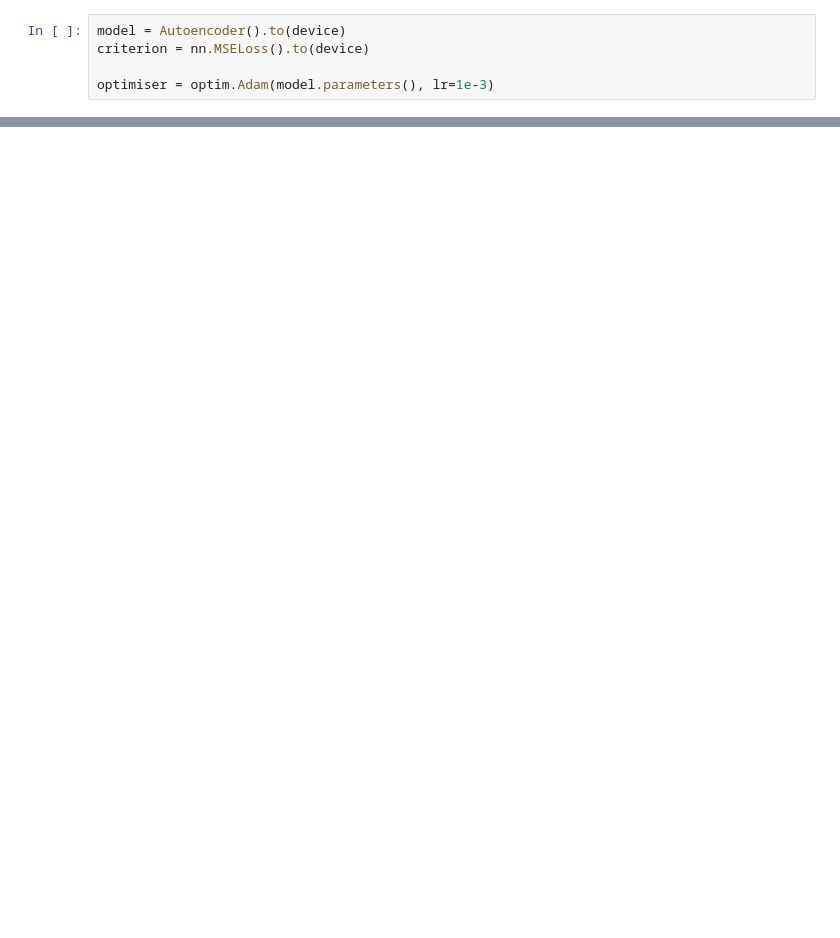
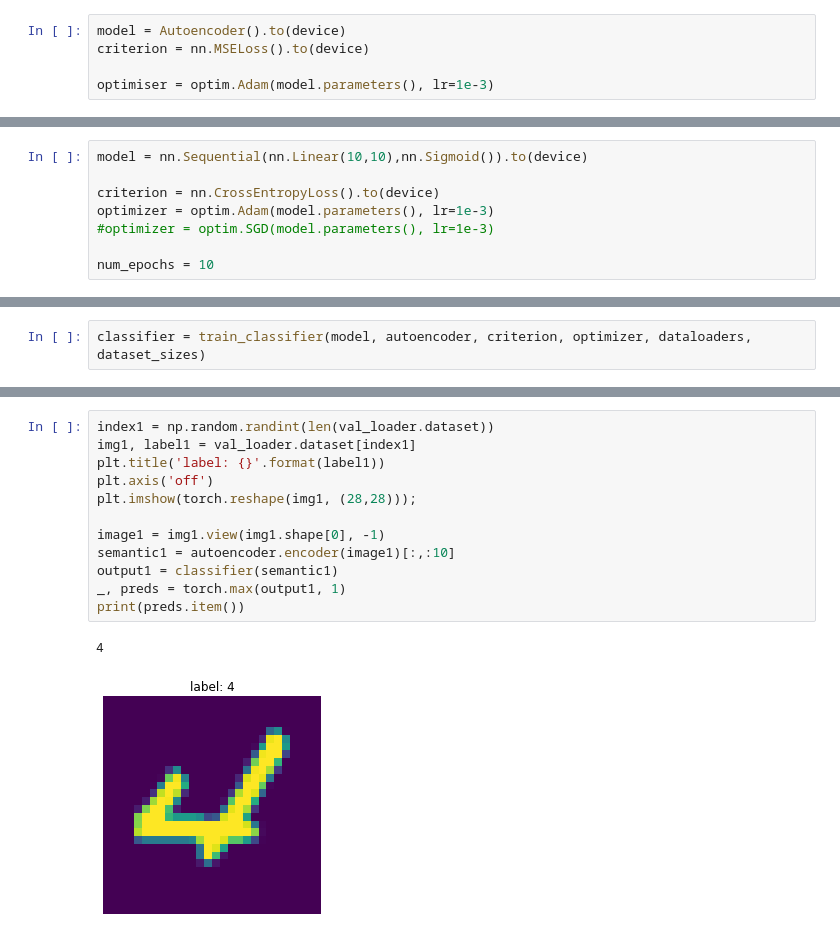
Before and after one commit to a-chubcheva/Excessive-invariance, a Jupyter notebook: autoencoder.ipynb, the cells around one changed output, grey strips where cells are left out. Cells and saved outputs as stored; diff of their text form; blank space fills up the shorter version.

```diff
--- a/autoencoder.ipynb
+++ b/autoencoder.ipynb
@@ -105,0 +118,8 @@ plt.imshow(img_encoded.detach());
+# %%
+model = nn.Sequential(nn.Linear(10,10),nn.Sigmoid()).to(device)
+
+criterion = nn.CrossEntropyLoss().to(device)
+optimizer = optim.Adam(model.parameters(), lr=1e-3)
+#optimizer = optim.SGD(model.parameters(), lr=1e-3)
+
+num_epochs = 10
@@ -105,0 +168,2 @@ plt.imshow(img_encoded.detach());
+# %%
+classifier = train_classifier(model, autoencoder, criterion, optimizer, dataloaders, dataset_sizes)
@@ -105,0 +213,15 @@ plt.imshow(img_encoded.detach());
+# %%
+index1 = np.random.randint(len(val_loader.dataset))
+img1, label1 = val_loader.dataset[index1]
+plt.title('label: {}'.format(label1))
+plt.axis('off')
+plt.imshow(torch.reshape(img1, (28,28)));
+
+image1 = img1.view(img1.shape[0], -1)
+semantic1 = autoencoder.encoder(image1)[:,:10]
+output1 = classifier(semantic1)
+_, preds = torch.max(output1, 1)
+print(preds.item())
+# %% [output]
+4
+[figure, added]
```
Also changed, not shown: parts of 20 cells of this notebook, 1 other file.
